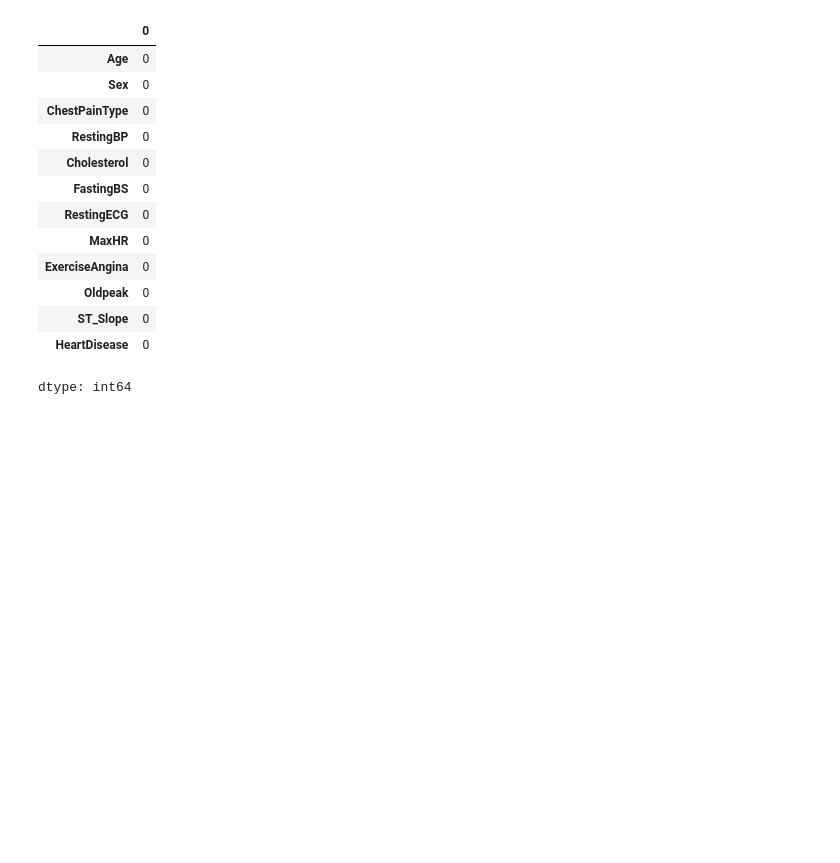
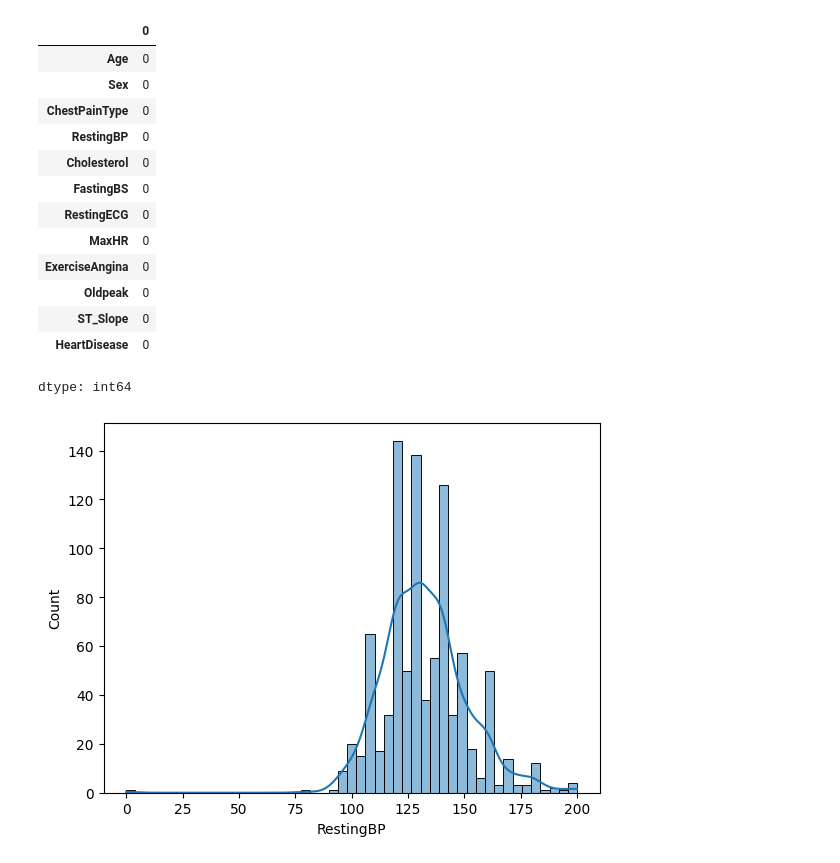
Before and after one commit to Soumyadip778/Machine_Learning_Series, a Jupyter notebook: ML_part1/heart.ipynb, the cells around one changed output. Drawn from its saved outputs; the diff is of its cells as text; code cells hidden in the pictures; blank space fills up the shorter version.

```diff
--- a/ML_part1/heart.ipynb
+++ b/ML_part1/heart.ipynb
@@ -69,3 +69,10 @@ df.isnull().sum()
 | ST_Slope | 0 |
 | HeartDisease | 0 |
 dtype: int64
+# %%
+def plot(col):
+  sns.histplot(df[col] , kde = True)
+# %%
+plot('RestingBP')
+# %% [output]
+[figure, added]
```
Also changed, not shown: parts of 5 cells of this notebook.
